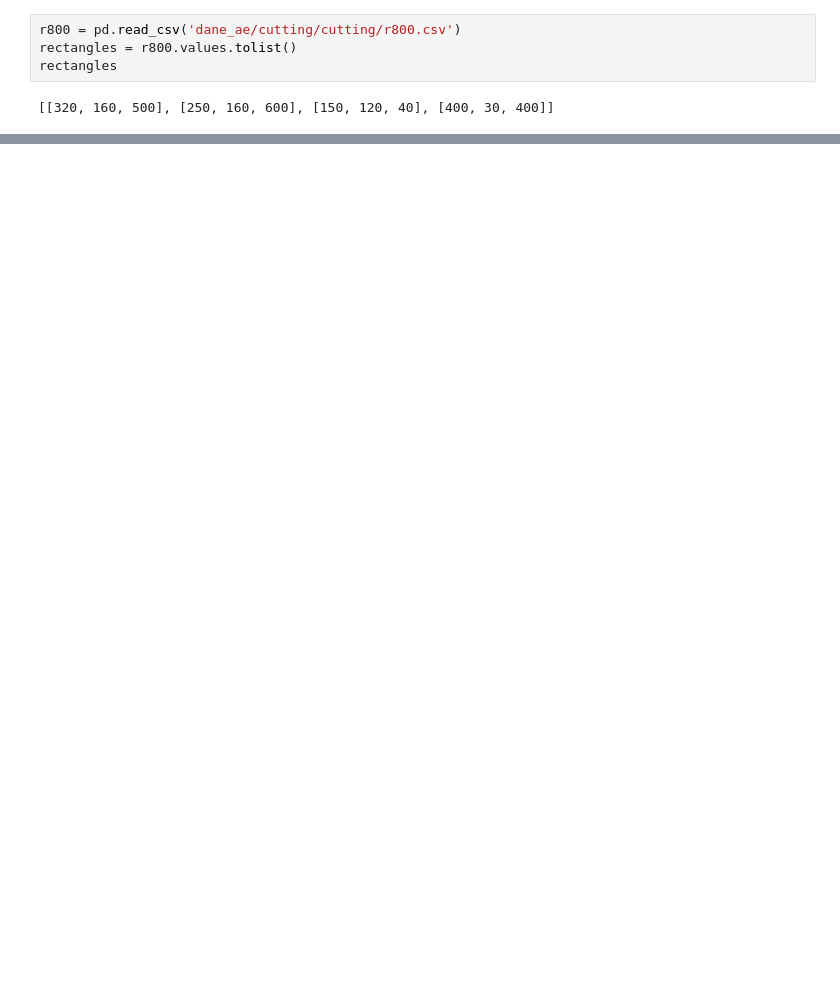
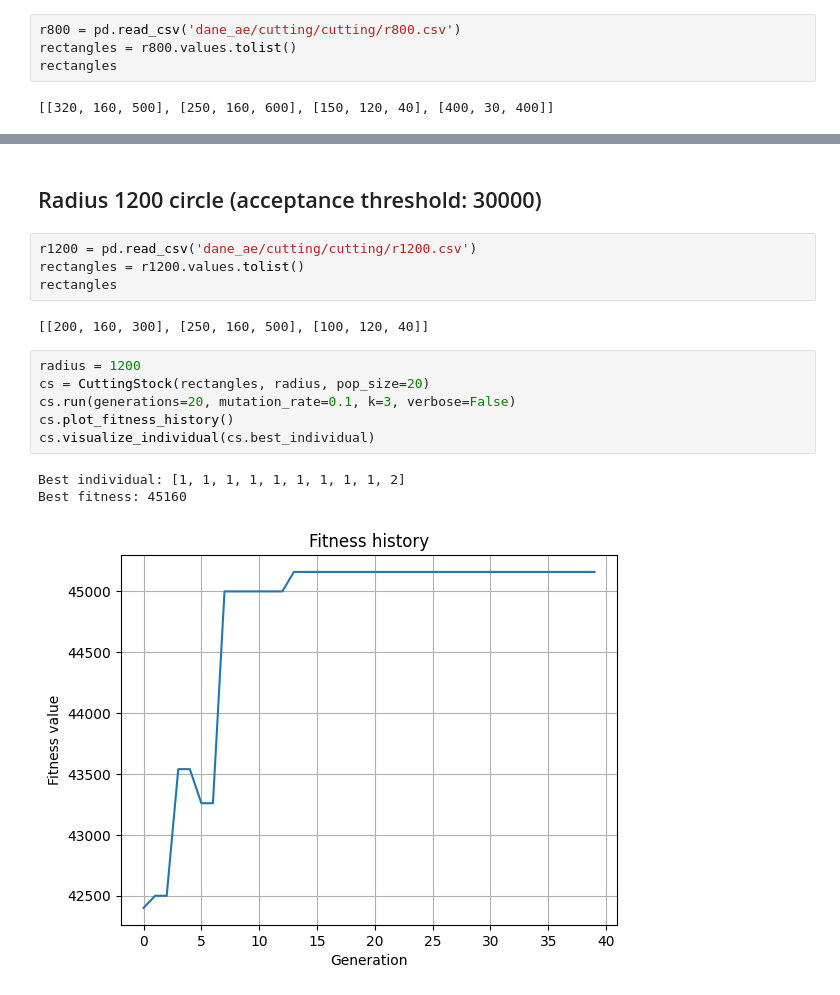
Before and after one commit to wojcikbart/NeuralNetworks, a Jupyter notebook: AE/ae2.ipynb, the cells around one changed output, grey strips where cells are left out. Drawn from its saved outputs; the diff is of its cells as text; blank space fills up the shorter version.

```diff
--- a/AE/ae2.ipynb
+++ b/AE/ae2.ipynb
@@ -184,0 +199,18 @@ Best fitness: 47000
+# %% [markdown]
+## Radius 1200 circle (acceptance threshold: 30000)
+# %%
+r1200 = pd.read_csv('dane_ae/cutting/cutting/r1200.csv')
+rectangles = r1200.values.tolist()
+rectangles
+# %% [output]
+[[200, 160, 300], [250, 160, 500], [100, 120, 40]]
+# %%
+radius = 1200
+cs = CuttingStock(rectangles, radius, pop_size=20)
+cs.run(generations=20, mutation_rate=0.1, k=3, verbose=False)
+cs.plot_fitness_history()
+cs.visualize_individual(cs.best_individual)
+# %% [output]
+Best individual: [1, 1, 1, 1, 1, 1, 1, 1, 1, 2]
+Best fitness: 45160
+[figure, added]
```
Also changed, not shown: parts of 4 cells of this notebook.
